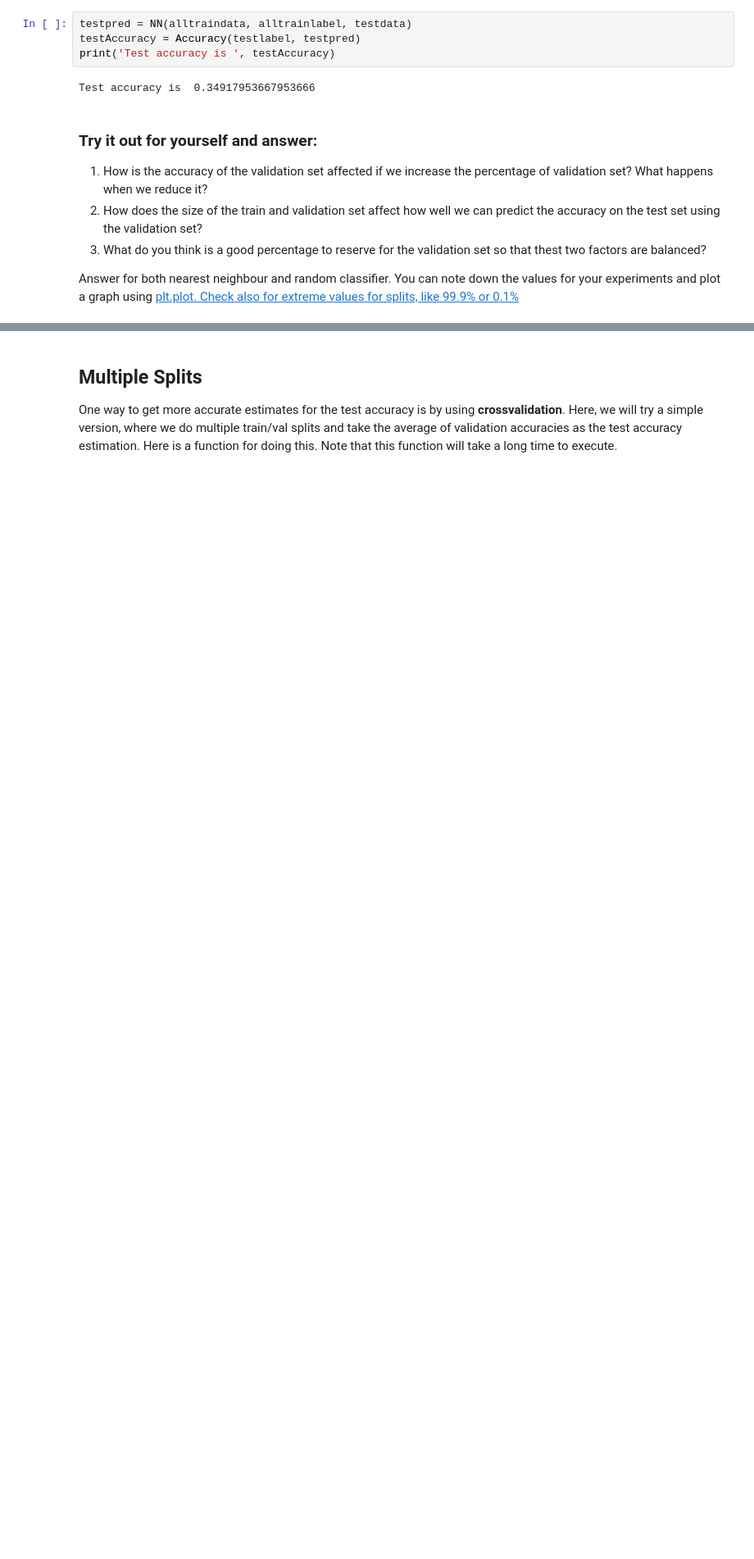
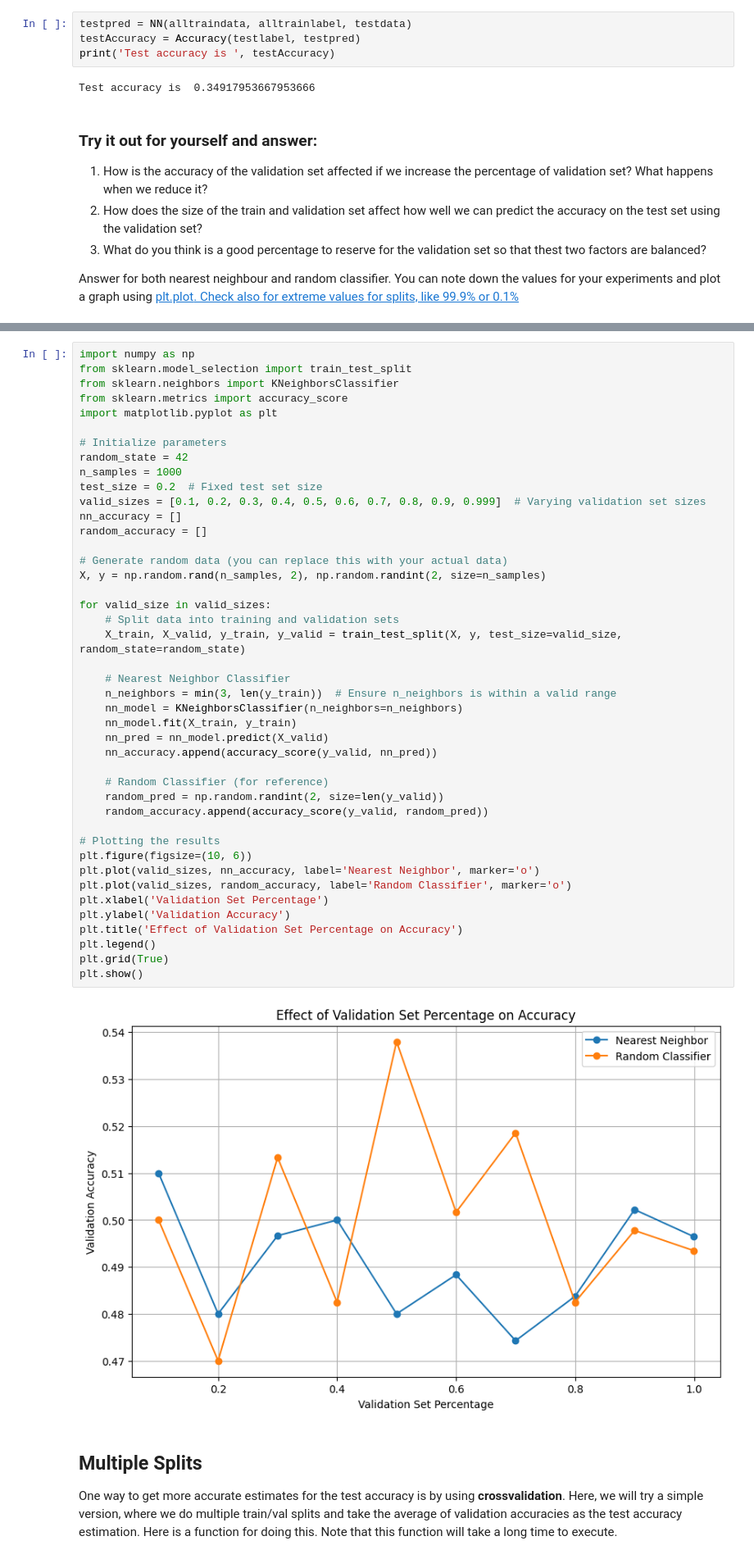
Before and after one commit to Krishna038/FMML_Project_and_Labs, a Jupyter notebook: Assignment_2_Module_01_Lab_02_MLPractice.ipynb, the cells around one changed output, grey strips where cells are left out. Shown: that part at 82% size. Saved outputs shown, nothing was run; the diff lists cells and outputs as text; blank space fills up the shorter version.

```diff
--- a/Assignment_2_Module_01_Lab_02_MLPractice.ipynb
+++ b/Assignment_2_Module_01_Lab_02_MLPractice.ipynb
@@ -151,3 +184,48 @@ Answer for both nearest neighbour and random classifier. You can note down the v
+# %%
+import numpy as np
+from sklearn.model_selection import train_test_split
+from sklearn.neighbors import KNeighborsClassifier
+from sklearn.metrics import accuracy_score
+import matplotlib.pyplot as plt
+
+# Initialize parameters
+random_state = 42
+n_samples = 1000
+test_size = 0.2  # Fixed test set size
+valid_sizes = [0.1, 0.2, 0.3, 0.4, 0.5, 0.6, 0.7, 0.8, 0.9, 0.999]  # Varying validation set sizes
+nn_accuracy = []
+random_accuracy = []
+
+# Generate random data (you can replace this with your actual data)
+X, y = np.random.rand(n_samples, 2), np.random.randint(2, size=n_samples)
+
+for valid_size in valid_sizes:
+    # Split data into training and validation sets
+    X_train, X_valid, y_train, y_valid = train_test_split(X, y, test_size=valid_size, random_state=random_state)
+
+    # Nearest Neighbor Classifier
+    n_neighbors = min(3, len(y_train))  # Ensure n_neighbors is within a valid range
+    nn_model = KNeighborsClassifier(n_neighbors=n_neighbors)
+    nn_model.fit(X_train, y_train)
+    nn_pred = nn_model.predict(X_valid)
+    nn_accuracy.append(accuracy_score(y_valid, nn_pred))
+
+    # Random Classifier (for reference)
+    random_pred = np.random.randint(2, size=len(y_valid))
+    random_accuracy.append(accuracy_score(y_valid, random_pred))
+
+# Plotting the results
+plt.figure(figsize=(10, 6))
+plt.plot(valid_sizes, nn_accuracy, label='Nearest Neighbor', marker='o')
+plt.plot(valid_sizes, random_accuracy, label='Random Classifier', marker='o')
+plt.xlabel('Validation Set Percentage')
+plt.ylabel('Validation Accuracy')
+plt.title('Effect of Validation Set Percentage on Accuracy')
+plt.legend()
+plt.grid(True)
+plt.show()
+# %% [output]
+[figure, added]
 # %% [markdown]
 ## Multiple Splits
 
```
Also changed, not shown: parts of 2 cells of this notebook.
